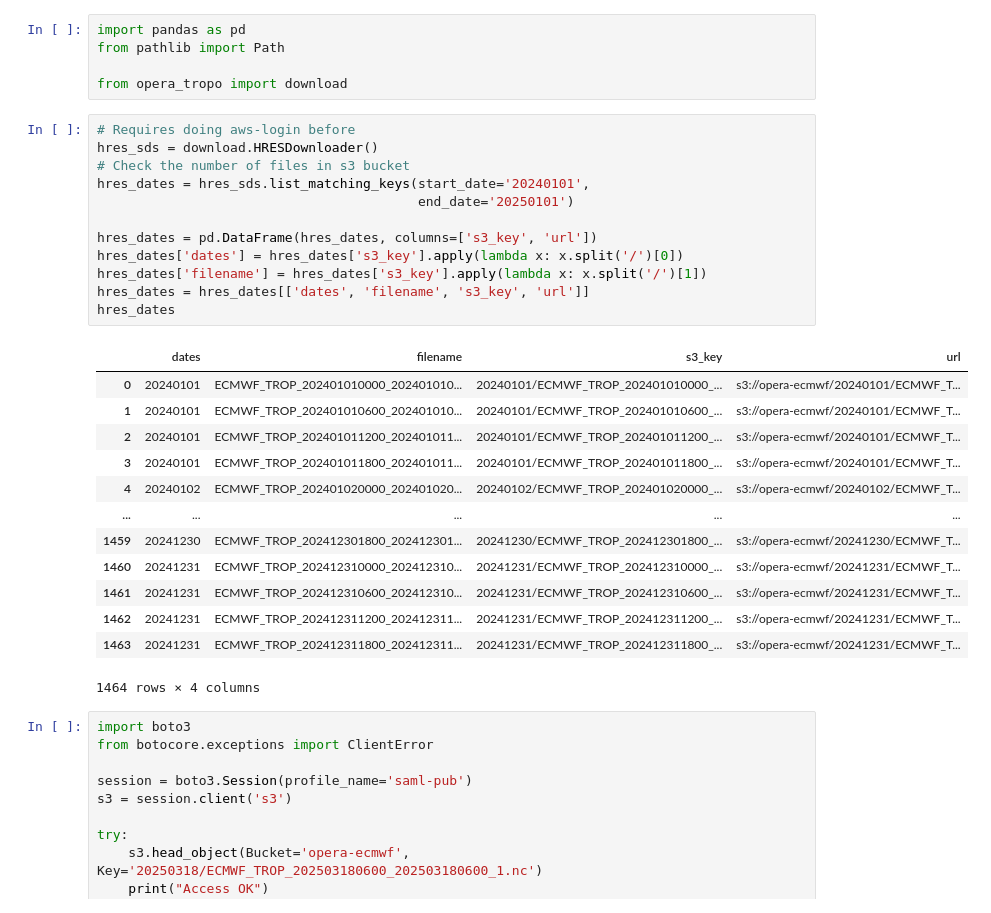
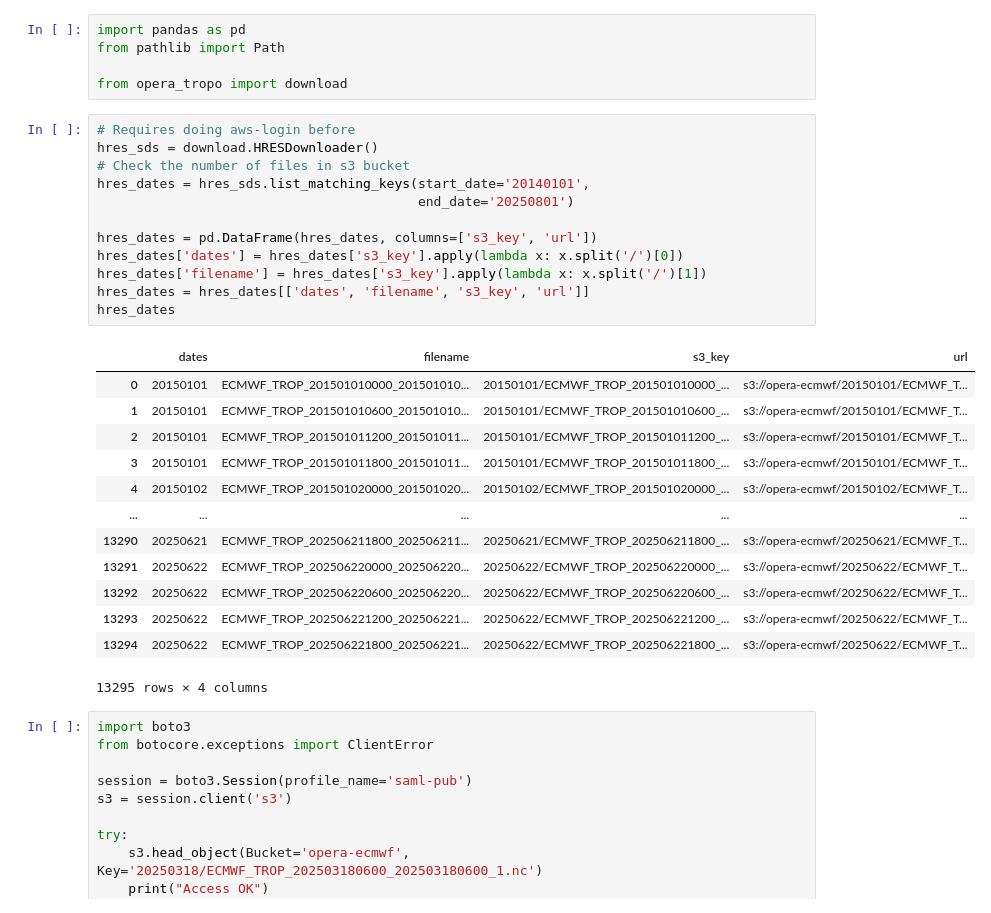
Before and after one commit to opera-adt/tropo, a Jupyter notebook: notebooks/validate_input.ipynb, the cells around one changed output. Saved outputs shown, nothing was run; the diff lists cells and outputs as text.

```diff
--- a/notebooks/validate_input.ipynb
+++ b/notebooks/validate_input.ipynb
@@ -9,29 +12,29 @@ from opera_tropo import download
 # %%
 # Requires doing aws-login before
 hres_sds = download.HRESDownloader()
 # Check the number of files in s3 bucket
-hres_dates = hres_sds.list_matching_keys(start_date='20240101',
-                                         end_date='20250101')
+hres_dates = hres_sds.list_matching_keys(start_date='20140101',
+                                         end_date='20250801')
 
 hres_dates = pd.DataFrame(hres_dates, columns=['s3_key', 'url'])
 hres_dates['dates'] = hres_dates['s3_key'].apply(lambda x: x.split('/')[0])
 hres_dates['filename'] = hres_dates['s3_key'].apply(lambda x: x.split('/')[1])
 hres_dates = hres_dates[['dates', 'filename', 's3_key', 'url']]
 hres_dates
 # %% [output]
 |  | dates | filename | s3_key | url |
-| 0 | 20240101 | ECMWF_TROP_202401010000_202401010... | 20240101/ECMWF_TROP_202401010000_... | s3://opera-ecmwf/20240101/ECMWF_T... |
-| 1 | 20240101 | ECMWF_TROP_202401010600_202401010... | 20240101/ECMWF_TROP_202401010600_... | s3://opera-ecmwf/20240101/ECMWF_T... |
-| 2 | 20240101 | ECMWF_TROP_202401011200_202401011... | 20240101/ECMWF_TROP_202401011200_... | s3://opera-ecmwf/20240101/ECMWF_T... |
-| 3 | 20240101 | ECMWF_TROP_202401011800_202401011... | 20240101/ECMWF_TROP_202401011800_... | s3://opera-ecmwf/20240101/ECMWF_T... |
-| 4 | 20240102 | ECMWF_TROP_202401020000_202401020... | 20240102/ECMWF_TROP_202401020000_... | s3://opera-ecmwf/20240102/ECMWF_T... |
+| 0 | 20150101 | ECMWF_TROP_201501010000_201501010... | 20150101/ECMWF_TROP_201501010000_... | s3://opera-ecmwf/20150101/ECMWF_T... |
+| 1 | 20150101 | ECMWF_TROP_201501010600_201501010... | 20150101/ECMWF_TROP_201501010600_... | s3://opera-ecmwf/20150101/ECMWF_T... |
+| 2 | 20150101 | ECMWF_TROP_201501011200_201501011... | 20150101/ECMWF_TROP_201501011200_... | s3://opera-ecmwf/20150101/ECMWF_T... |
+| 3 | 20150101 | ECMWF_TROP_201501011800_201501011... | 20150101/ECMWF_TROP_201501011800_... | s3://opera-ecmwf/20150101/ECMWF_T... |
+| 4 | 20150102 | ECMWF_TROP_201501020000_201501020... | 20150102/ECMWF_TROP_201501020000_... | s3://opera-ecmwf/20150102/ECMWF_T... |
 | ... | ... | ... | ... | ... |
-| 1459 | 20241230 | ECMWF_TROP_202412301800_202412301... | 20241230/ECMWF_TROP_202412301800_... | s3://opera-ecmwf/20241230/ECMWF_T... |
-| 1460 | 20241231 | ECMWF_TROP_202412310000_202412310... | 20241231/ECMWF_TROP_202412310000_... | s3://opera-ecmwf/20241231/ECMWF_T... |
-| 1461 | 20241231 | ECMWF_TROP_202412310600_202412310... | 20241231/ECMWF_TROP_202412310600_... | s3://opera-ecmwf/20241231/ECMWF_T... |
-| 1462 | 20241231 | ECMWF_TROP_202412311200_202412311... | 20241231/ECMWF_TROP_202412311200_... | s3://opera-ecmwf/20241231/ECMWF_T... |
-| 1463 | 20241231 | ECMWF_TROP_202412311800_202412311... | 20241231/ECMWF_TROP_202412311800_... | s3://opera-ecmwf/20241231/ECMWF_T... |
+| 13290 | 20250621 | ECMWF_TROP_202506211800_202506211... | 20250621/ECMWF_TROP_202506211800_... | s3://opera-ecmwf/20250621/ECMWF_T... |
+| 13291 | 20250622 | ECMWF_TROP_202506220000_202506220... | 20250622/ECMWF_TROP_202506220000_... | s3://opera-ecmwf/20250622/ECMWF_T... |
+| 13292 | 20250622 | ECMWF_TROP_202506220600_202506220... | 20250622/ECMWF_TROP_202506220600_... | s3://opera-ecmwf/20250622/ECMWF_T... |
+| 13293 | 20250622 | ECMWF_TROP_202506221200_202506221... | 20250622/ECMWF_TROP_202506221200_... | s3://opera-ecmwf/20250622/ECMWF_T... |
+| 13294 | 20250622 | ECMWF_TROP_202506221800_202506221... | 20250622/ECMWF_TROP_202506221800_... | s3://opera-ecmwf/20250622/ECMWF_T... |
-1464 rows × 4 columns
+13295 rows × 4 columns
 # %%
 import boto3
 from botocore.exceptions import ClientError
```
Also changed, not shown: parts of 16 cells of this notebook, 2 other files.
